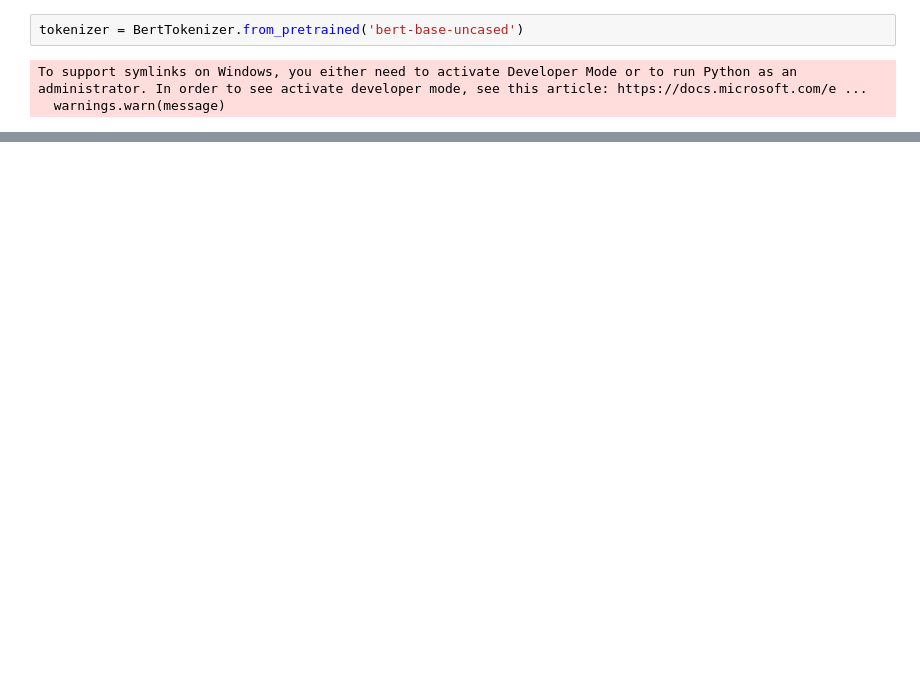
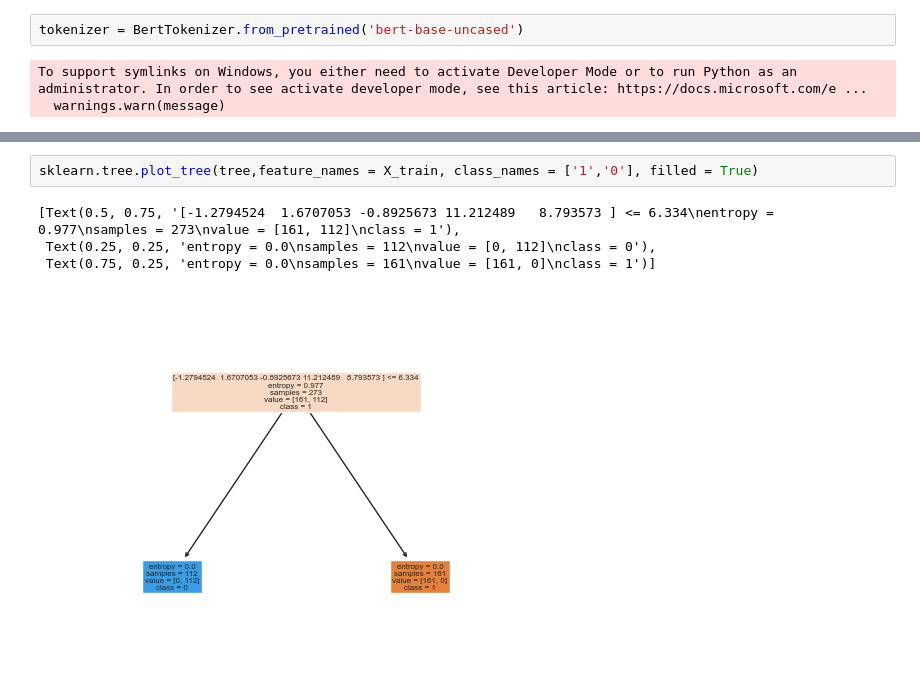
Before and after one commit to atekiouk/Sujet_2, a Jupyter notebook: Notebooks/bert_test.ipynb, the cells around one changed output, grey strips where cells are left out. Saved outputs shown, nothing was run; the diff lists cells and outputs as text; blank space fills up the shorter version.

```diff
--- a/Notebooks/bert_test.ipynb
+++ b/Notebooks/bert_test.ipynb
@@ -29,0 +112,7 @@ To support symlinks on Windows, you either need to activate Developer Mode or to
+# %%
+sklearn.tree.plot_tree(tree,feature_names = X_train, class_names = ['1','0'], filled = True)
+# %% [output]
+[Text(0.5, 0.75, '[-1.2794524  1.6707053 -0.8925673 11.212489   8.793573 ] <= 6.334\nentropy = 0.977\nsamples = 273\nvalue = [161, 112]\nclass = 1'),
+ Text(0.25, 0.25, 'entropy = 0.0\nsamples = 112\nvalue = [0, 112]\nclass = 0'),
+ Text(0.75, 0.25, 'entropy = 0.0\nsamples = 161\nvalue = [161, 0]\nclass = 1')]
+[figure, added]
```
Also changed, not shown: parts of 20 cells of this notebook.
